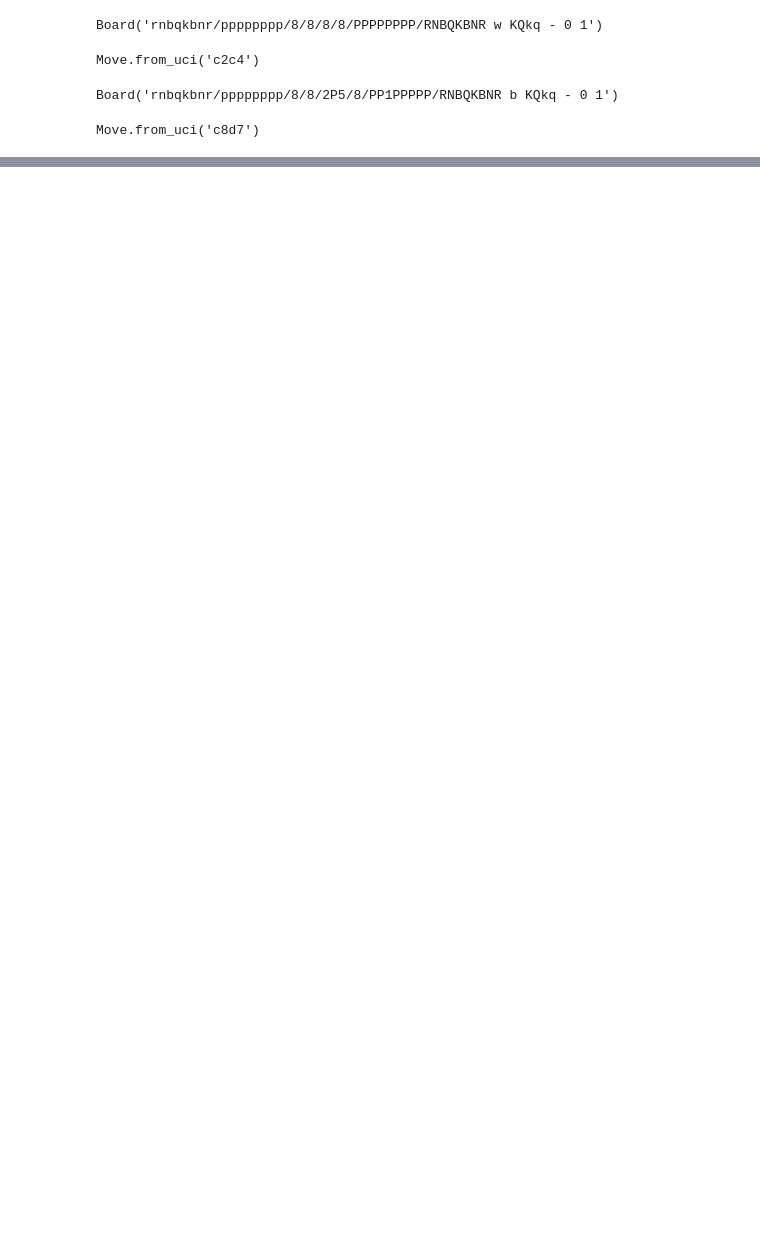
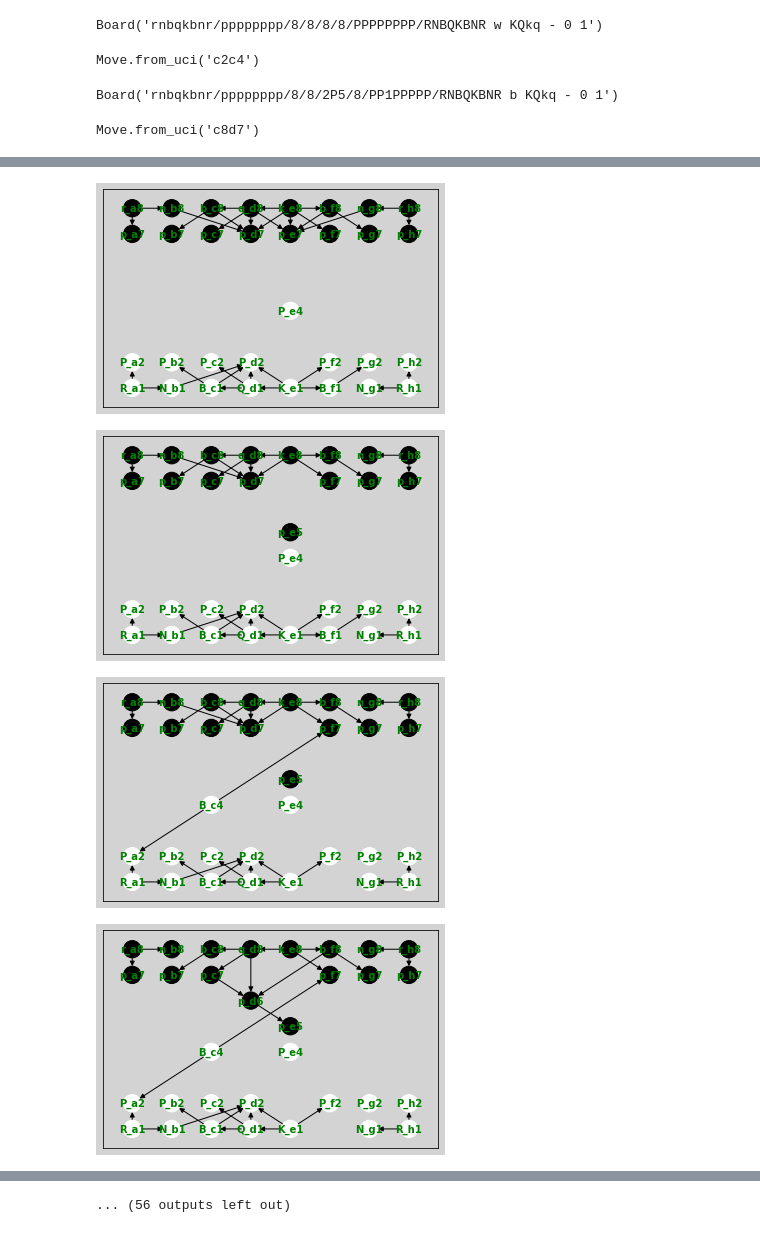
Before and after one commit to oussjarrousse/risk-graphs, a Jupyter notebook: risk_graph_chess.ipynb, the cells around one changed output, grey strips where cells are left out. Saved outputs shown, nothing was run; the diff lists cells and outputs as text; code cells hidden in the pictures; blank space fills up the shorter version.

```diff
--- a/risk_graph_chess.ipynb
+++ b/risk_graph_chess.ipynb
@@ -45,0 +65,17 @@ crg.draw_threat_graph()
+# %%
+pgn = open("/Users/ouss/Desktop/lichess_Oussss_2020-12-25.pgn")
+# %%
+game = chess.pgn.read_game(pgn)
+# %%
+crg.board = game.board()
+for move in game.mainline_moves():
+    crg.board.push(move)
+    crg.analyze_risk()
+    crg._chess_layout()
+    #crg.draw_support_graph()
+    crg.draw_graph()
+# %% [output]
+[figure, added]
+[figure, added]
+[figure, added]
+[figure, added]
@@ -45,0 +90 @@ crg.draw_threat_graph()
+... (56 outputs left out)
```
Also changed, not shown: parts of 10 cells of this notebook, 2 other files.
